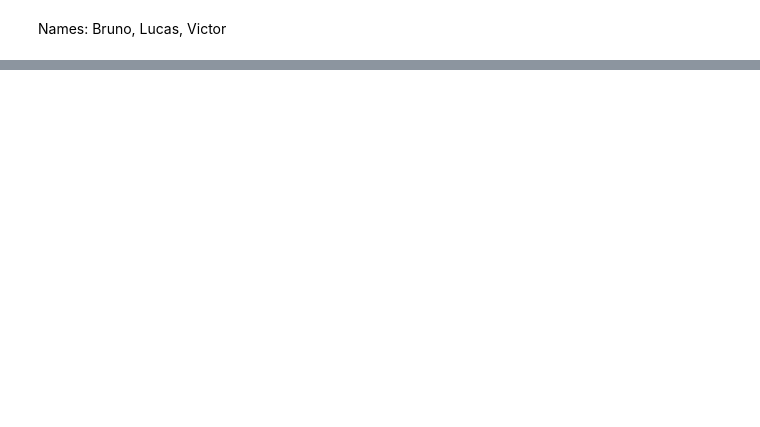
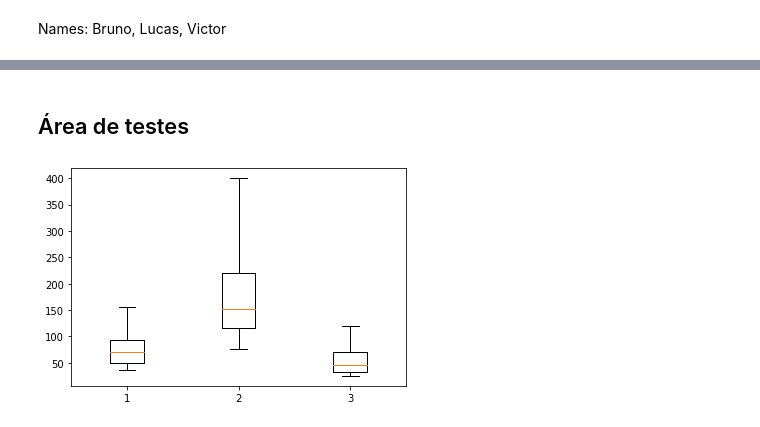
Before and after one commit to LucasPMM/Airbnb_Data_Analysis, a Jupyter notebook: Airbnb Analyzes.ipynb, the cells around one changed output, grey strips where cells are left out. Cells and saved outputs as stored; diff of their text form; code cells hidden in the pictures; blank space fills up the shorter version.

```diff
--- a/Airbnb Analyzes.ipynb
+++ b/Airbnb Analyzes.ipynb
@@ -66,0 +110,9 @@ plt.vlines(t_obs, 0, 0.14, color='r')
+# %% [markdown]
+## Área de testes
+# %%
+x = list(set(df['room_type'].values))
+y = [(df[df['room_type'] == i])['price'] for i in x]
+plt.boxplot(y, sym='', whis=[5,95])
+plt.show()
+# %% [output]
+[figure, added]
```
Also changed, not shown: parts of 13 cells of this notebook.
